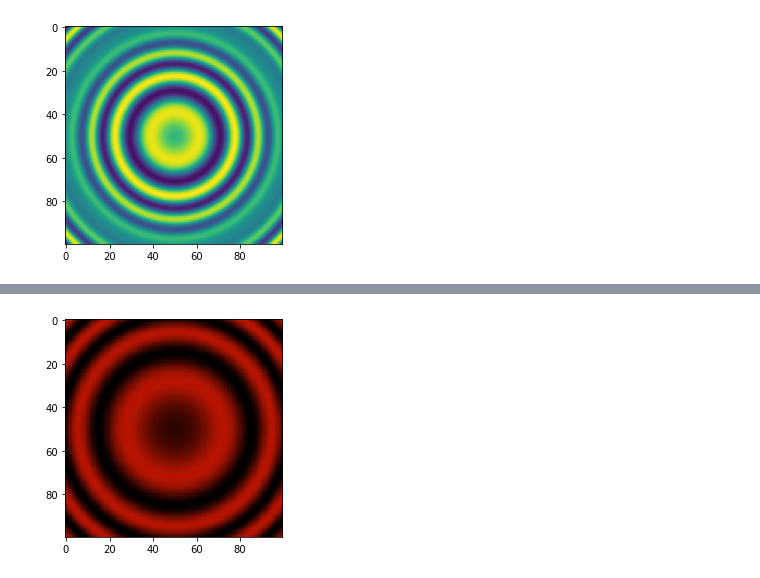
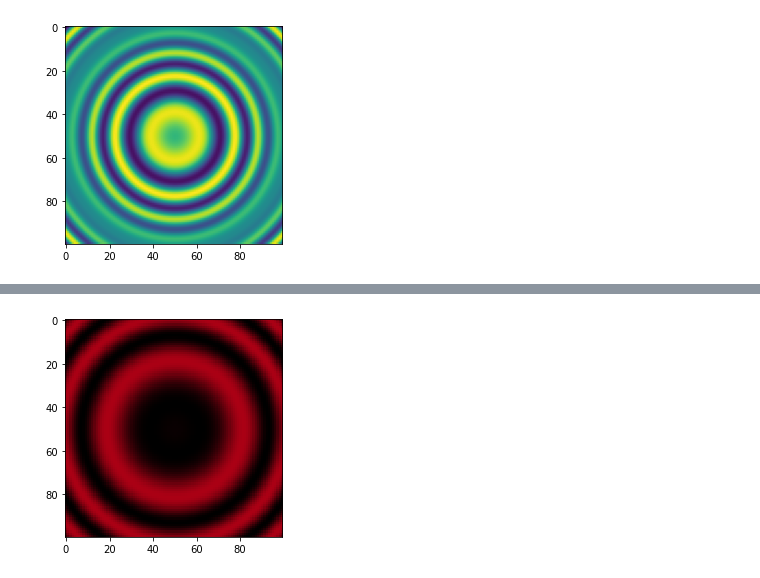
Before and after one commit to royess/RealMichelson, a Jupyter notebook: colored_examples.ipynb, the cells around one changed output, grey strips where cells are left out. Drawn from its saved outputs; the diff is of its cells as text; code cells hidden in the pictures.

```diff
--- a/colored_examples.ipynb
+++ b/colored_examples.ipynb
@@ -102,7 +139,7 @@ simulation.initialMirrorG([0, 0, 0], [-1, 1, 0])
 simulation.initialMirrorM1([0, 100, 0], [0, -1, 0])
 simulation.initialMirrorM2([100-1, 0, 0], [-1, 0, 0])
 
-simulation.insertSource([-20, 0, 0], 600, 2000)
+simulation.insertSource([-20, 0, 0], 689, 50000)
 
 
 simulation.changeToNonlocal()
@@ -114 +151 @@ Wall time: 802 ms
-[figure, old version]
+[figure, new version]
```
Also changed, not shown: parts of 3 cells of this notebook.
